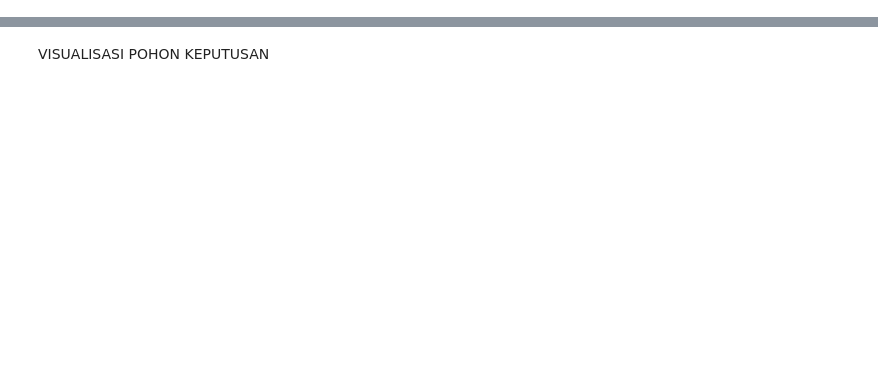
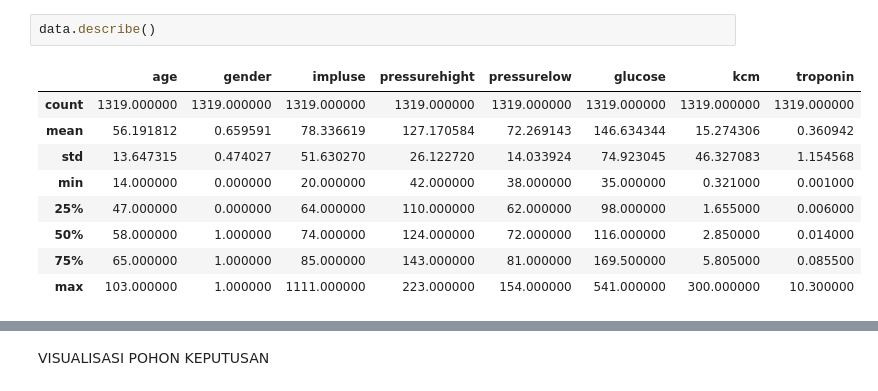
Before and after one commit to adeandreass/Streamlit-Cvd, a Jupyter notebook: penyakit-jantung.ipynb, the cells around one changed output, grey strips where cells are left out. Drawn from its saved outputs; the diff is of its cells as text; blank space fills up the shorter version.

```diff
--- a/penyakit-jantung.ipynb
+++ b/penyakit-jantung.ipynb
@@ -187,0 +39,12 @@ Pasien tidak terkena penyakit jantung
+# %%
+data.describe()
+# %% [output]
+|  | age | gender | impluse | pressurehight | pressurelow | glucose | kcm | troponin |
+| count | 1319.000000 | 1319.000000 | 1319.000000 | 1319.000000 | 1319.000000 | 1319.000000 | 1319.000000 | 1319.000000 |
+| mean | 56.191812 | 0.659591 | 78.336619 | 127.170584 | 72.269143 | 146.634344 | 15.274306 | 0.360942 |
+| std | 13.647315 | 0.474027 | 51.630270 | 26.122720 | 14.033924 | 74.923045 | 46.327083 | 1.154568 |
+| min | 14.000000 | 0.000000 | 20.000000 | 42.000000 | 38.000000 | 35.000000 | 0.321000 | 0.001000 |
+| 25% | 47.000000 | 0.000000 | 64.000000 | 110.000000 | 62.000000 | 98.000000 | 1.655000 | 0.006000 |
+| 50% | 58.000000 | 1.000000 | 74.000000 | 124.000000 | 72.000000 | 116.000000 | 2.850000 | 0.014000 |
+| 75% | 65.000000 | 1.000000 | 85.000000 | 143.000000 | 81.000000 | 169.500000 | 5.805000 | 0.085500 |
+| max | 103.000000 | 1.000000 | 1111.000000 | 223.000000 | 154.000000 | 541.000000 | 300.000000 | 10.300000 |
```
Also changed, not shown: parts of 43 cells of this notebook.
